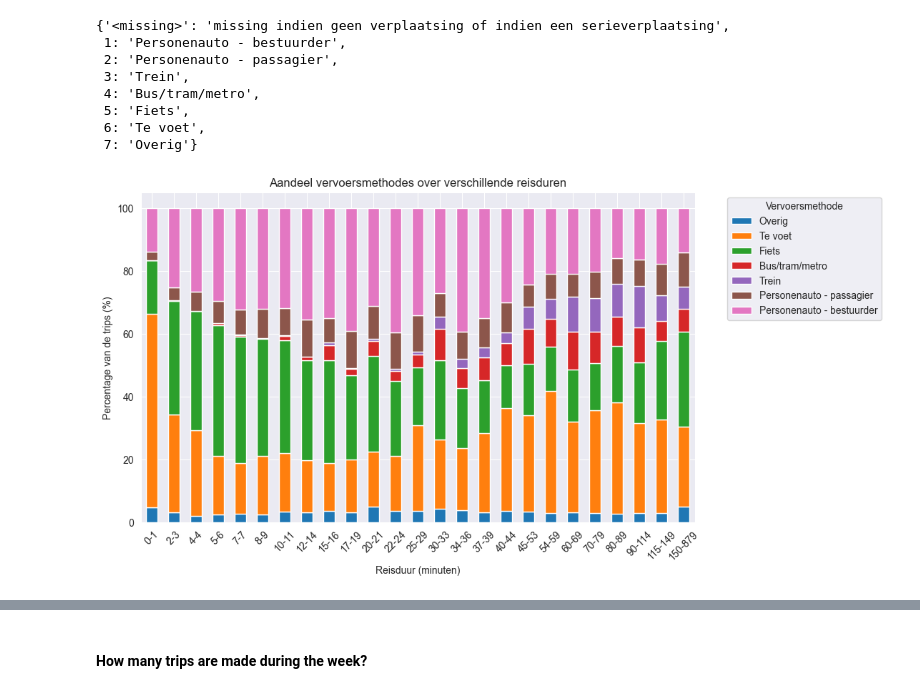
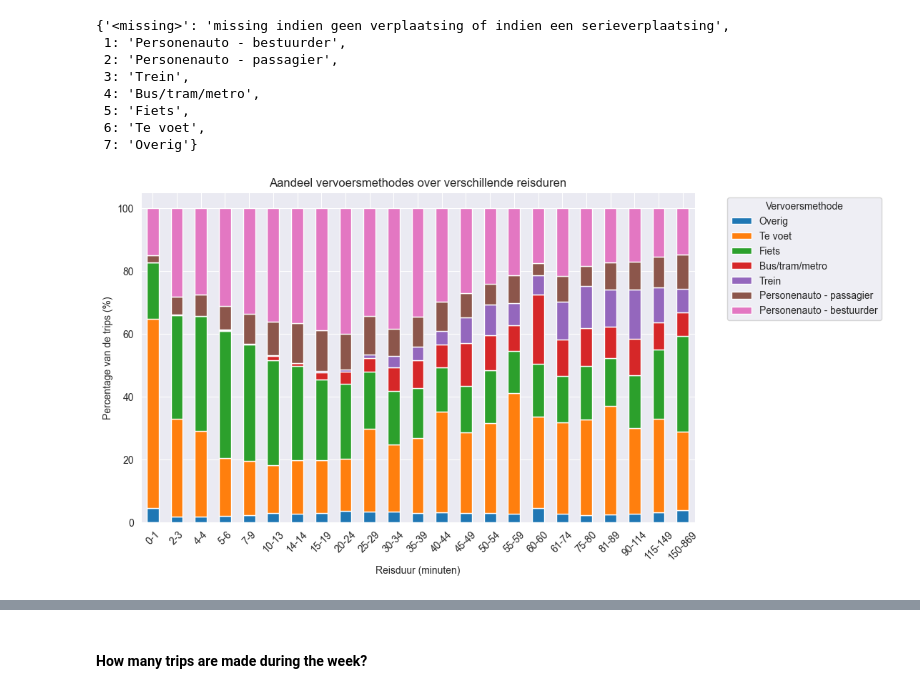
Before and after one commit to EwoutH/urban-self-driving-effects, a Jupyter notebook: prototyping/ODiN_analysis.ipynb, the cells around one changed output, grey strips where cells are left out. Saved outputs shown, nothing was run; the diff lists cells and outputs as text; code cells hidden in the pictures.

Commit message:
Update ODiN analysis to ODiN 2023 data

```diff
--- a/prototyping/ODiN_analysis.ipynb
+++ b/prototyping/ODiN_analysis.ipynb
@@ -13,5 +14,0 @@ import numpy as np
-# %%
-# Valuables not available are encoded as '#NULL!'
-df = pd.read_csv("data/ODiN2022_Databestand.csv", sep=";", encoding="latin1", na_values="#NULL!")
-print(len(df))
-df.head(5)
@@ -93,6 +127,6 @@ codebook_dict = codebook.set_index("Variabele_naam_ODiN_2022")["Variabele_label_
 # %%
 # Load the Excel file
-excel_path = 'data/ODiN2022_Codeboek_v1.0.xlsx'
+excel_path = 'data/ODiN2023_Codeboek_v1.0.xlsx'
 df_codebook = pd.read_excel(excel_path)
 
 # Initialize the nested dictionary
@@ -104,13 +138,13 @@ current_var_name = None
 # Iterate over the DataFrame rows
 for _, row in df_codebook.iterrows():
     # Check if the row contains a new variable name
-    if pd.notna(row['Variabele_naam_ODiN_2022']):
-        current_var_name = row['Variabele_naam_ODiN_2022']
+    if pd.notna(row['Variabele_naam_ODiN_2023']):
+        current_var_name = row['Variabele_naam_ODiN_2023']
         codebook_labels[current_var_name] = {}
 
     # If the row contains a code, add it to the current variable's dictionary
-    if pd.notna(row['Code_ODiN_2022']) and pd.notna(row['Code_label_ODiN_2022']):
-        codebook_labels[current_var_name][row['Code_ODiN_2022']] = row['Code_label_ODiN_2022']
+    if pd.notna(row['Code_ODiN_2023']) and pd.notna(row['Code_label_ODiN_2023']):
+        codebook_labels[current_var_name][row['Code_ODiN_2023']] = row['Code_label_ODiN_2023']
 
 codebook_labels["Doel"]
 # %% [output]
@@ -184,7 +288,7 @@ codebook_labels["KRvm"]
 num_bins = 50
 quantile_edges = np.linspace(0, 1, num_bins+1)
 bin_edges = df['Reisduur'].quantile(quantile_edges).unique()
-bin_edges.sort()  # Ensure the edges are sorted after dropping duplicates
+bin_edges = np.sort(bin_edges)  # Ensure the edges are sorted after dropping duplicates
 
 # Extend the last bin edge to include the maximum value
 bin_edges = np.append(bin_edges, df['Reisduur'].max() + 1)
@@ -194,35 +298,35 @@ bin_labels = [f"{int(bin_edges[i])}-{int(bin_edges[i+1]-1)}" for i in range(len(
 bin_labels.append(f"{int(bin_edges[-2])}-{int(bin_edges[-1]-1)}")  # For the last bin, include the max value
 
 df['binned'] = pd.cut(df['Reisduur'], bins=bin_edges, labels=bin_labels, include_lowest=True)
 
 # 2. Calculate percentages
-grouped = df.groupby(['binned', 'KRvm']).size().reset_index(name='count')
+grouped = df.groupby(['binned', 'KRvm'], observed=True).size().reset_index(name='count')
 
 # Pivot the data for percentage calculation
 pivot_df = grouped.pivot(index='binned', columns='KRvm', values='count').fillna(0)
 
 # Drop any bins that do not contain any data
 pivot_df = pivot_df.loc[pivot_df.sum(axis=1) > 0]
 
 # Replace the numeric 'KRvm' categories with the actual labels
 pivot_df.columns = pivot_df.columns.map(codebook_labels['KRvm'])
 
 # Flip the order of the columns, but keep the last one in place
 pivot_df = pivot_df[pivot_df.columns[::-1]]
 
 # Calculate the percentages
 percentages = pivot_df.div(pivot_df.sum(axis=1), axis=0) * 100
 
 # 3. Plot
 percentages.plot(kind='bar', stacked=True, figsize=(10, 6))
 plt.xticks(rotation=45)
 plt.ylabel('Percentage van de trips (%)')
 plt.xlabel('Reisduur (minuten)')
 plt.title('Aandeel vervoersmethodes over verschillende reisduren')
 plt.legend(title='Vervoersmethode', bbox_to_anchor=(1.05, 1), loc='upper left')
 plt.savefig("img/trips_by_mode_and_duration_stacked.png", dpi=300, bbox_inches='tight')
 # %% [output]
-[figure, old version]
+[figure, new version]
 # %%
 # Create a histogram of the trip distances
 sns.histplot(df["AfstR"], kde=False, binwidth=10, binrange=(0, 120))
```
Also changed, not shown: parts of 39 cells of this notebook.
